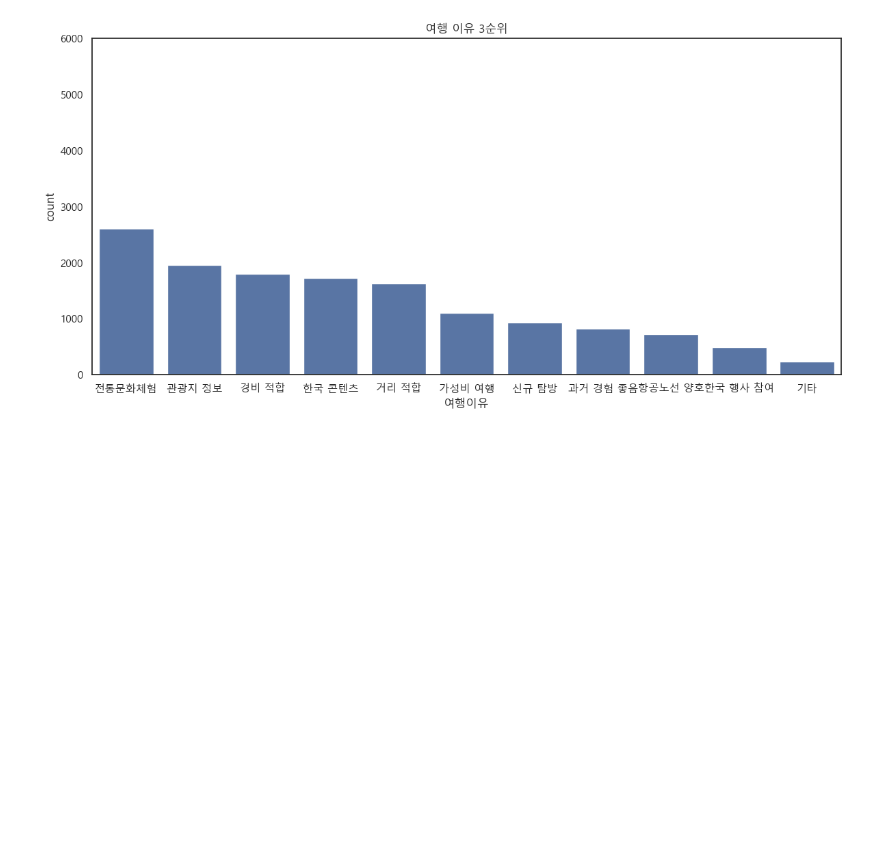
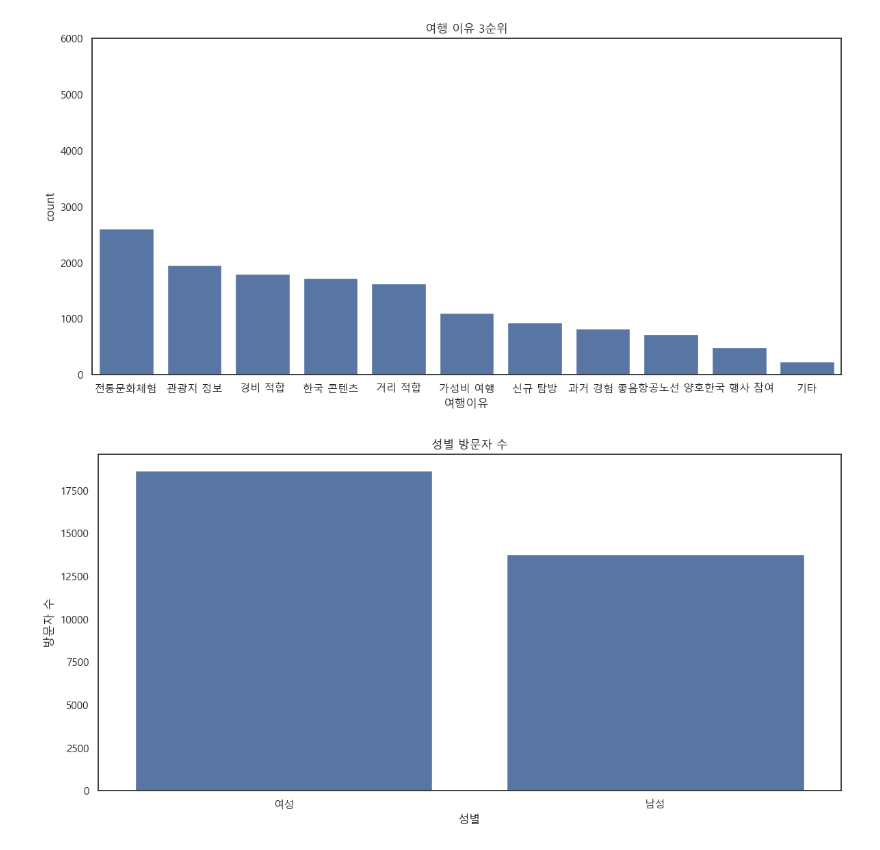
Before and after one commit to tamx2y/wellness_tour, a Jupyter notebook: 02_infoaccess/05_descriptive statistics.ipynb, the cells around one changed output. Drawn from its saved outputs; the diff is of its cells as text; code cells hidden in the pictures; blank space fills up the shorter version.

```diff
--- a/02_infoaccess/05_descriptive statistics.ipynb
+++ b/02_infoaccess/05_descriptive statistics.ipynb
@@ -747,3 +747,29 @@ Name: count, dtype: int64
 [figure]
 [figure]
 [figure]
+# %%
+d34['sex'].value_counts()
+# 성별
+# 남성(1) : 13758명
+# 여성(2) : 19654명
+
+sex_rename = {
+    1 : '남성',
+    2 : '여성'
+}
+
+d34['sex'] = d34['sex'].replace(sex_rename)
+
+mpl.rcParams['font.family'] = ['Malgun Gothic']
+mpl.rcParams['font.sans-serif'] = ['Malgun Gothic']
+mpl.rcParams['axes.unicode_minus'] = False
+sns.set(style="white", font='Malgun Gothic', rc={'axes.unicode_minus':False})
+
+sns.countplot(x='sex', data=d34)
+plt.title("성별 방문자 수", fontname='Malgun Gothic')
+plt.xlabel("성별", fontname='Malgun Gothic')
+plt.ylabel("방문자 수", fontname='Malgun Gothic')
+plt.tight_layout()
+plt.show()
+# %% [output]
+[figure, added]
```
Also changed, not shown: parts of 2 cells of this notebook, 2 other files.
